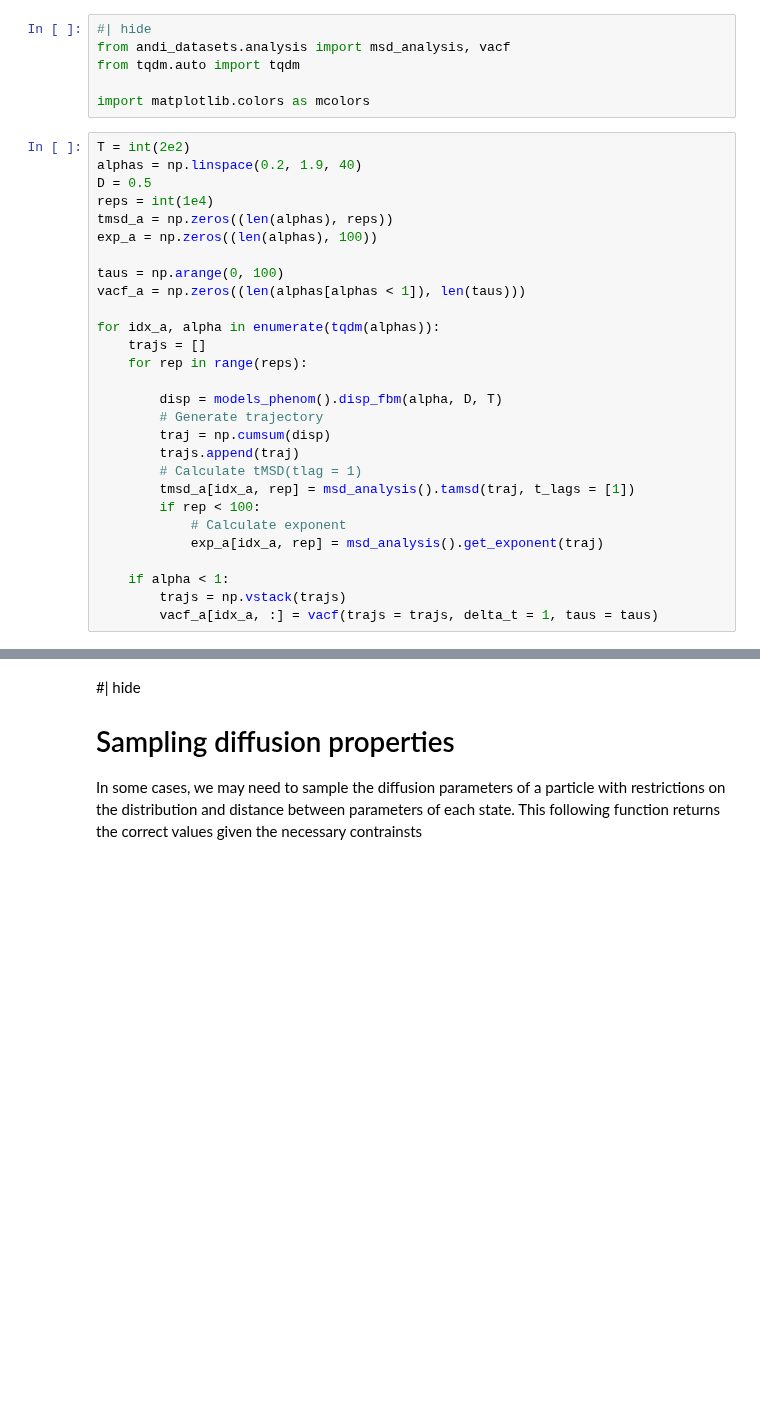
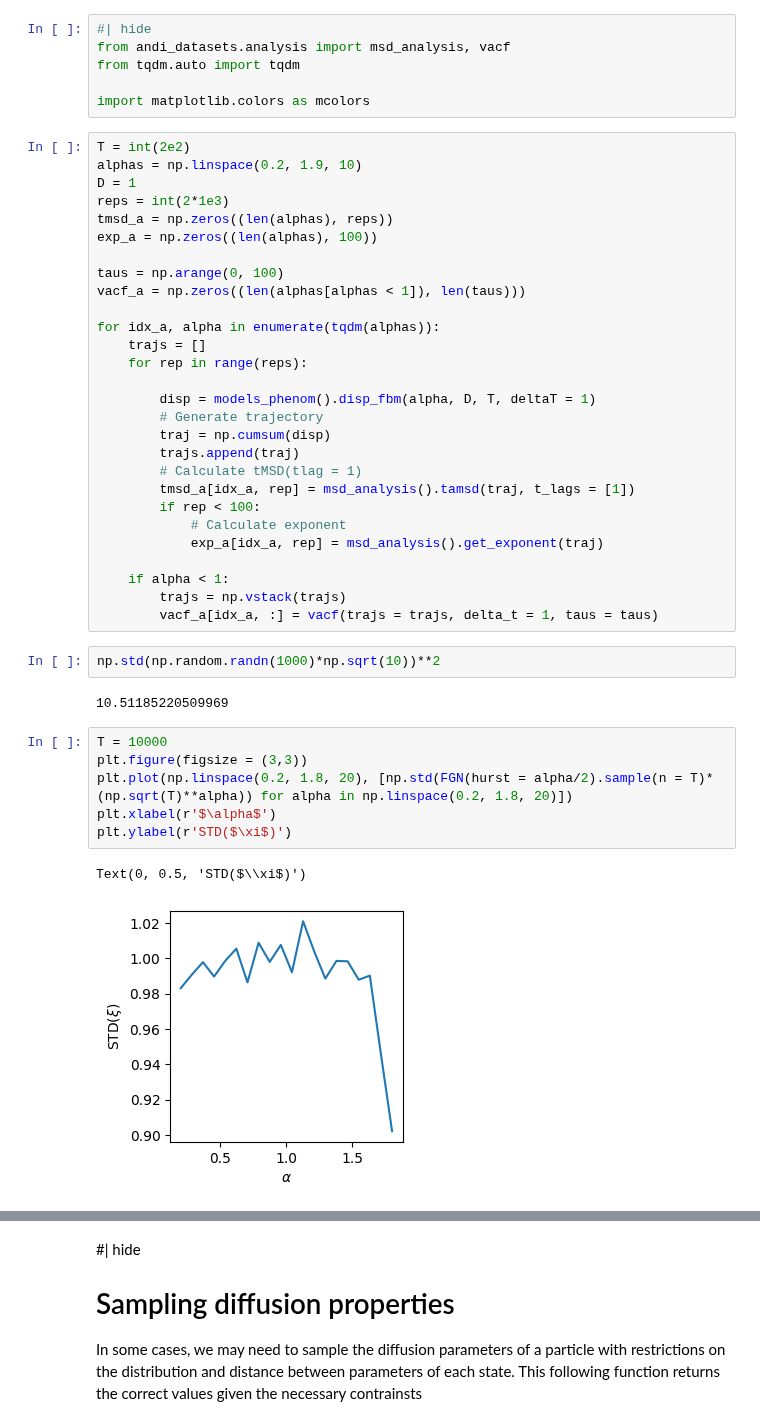
Before and after one commit to AnDiChallenge/andi_datasets, a Jupyter notebook: source_nbs/lib_nbs/models_phenom.ipynb, the cells around one changed output, grey strips where cells are left out. Saved outputs shown, nothing was run; the diff lists cells and outputs as text; blank space fills up the shorter version.

```diff
--- a/source_nbs/lib_nbs/models_phenom.ipynb
+++ b/source_nbs/lib_nbs/models_phenom.ipynb
@@ -95,9 +118,9 @@ from tqdm.auto import tqdm
 import matplotlib.colors as mcolors
 # %%
 T = int(2e2)
-alphas = np.linspace(0.2, 1.9, 40)
-D = 0.5
-reps = int(1e4)
+alphas = np.linspace(0.2, 1.9, 10)
+D = 1
+reps = int(2*1e3)
 tmsd_a = np.zeros((len(alphas), reps))
 exp_a = np.zeros((len(alphas), 100))
 
@@ -108,7 +131,7 @@ for idx_a, alpha in enumerate(tqdm(alphas)):
     trajs = []
     for rep in range(reps):
 
-        disp = models_phenom().disp_fbm(alpha, D, T)
+        disp = models_phenom().disp_fbm(alpha, D, T, deltaT = 1)
         # Generate trajectory
         traj = np.cumsum(disp)
         trajs.append(traj)
@@ -121,3 +144,16 @@ for idx_a, alpha in enumerate(tqdm(alphas)):
     if alpha < 1:
         trajs = np.vstack(trajs)
         vacf_a[idx_a, :] = vacf(trajs = trajs, delta_t = 1, taus = taus)
+# %%
+np.std(np.random.randn(1000)*np.sqrt(10))**2
+# %% [output]
+10.51185220509969
+# %%
+T = 10000
+plt.figure(figsize = (3,3))
+plt.plot(np.linspace(0.2, 1.8, 20), [np.std(FGN(hurst = alpha/2).sample(n = T)*(np.sqrt(T)**alpha)) for alpha in np.linspace(0.2, 1.8, 20)])
+plt.xlabel(r'$\alpha$')
+plt.ylabel(r'STD($\xi$)')
+# %% [output]
+Text(0, 0.5, 'STD($\\xi$)')
+[figure, added]
```
Also changed, not shown: parts of 14 cells of this notebook, 5 other files.
